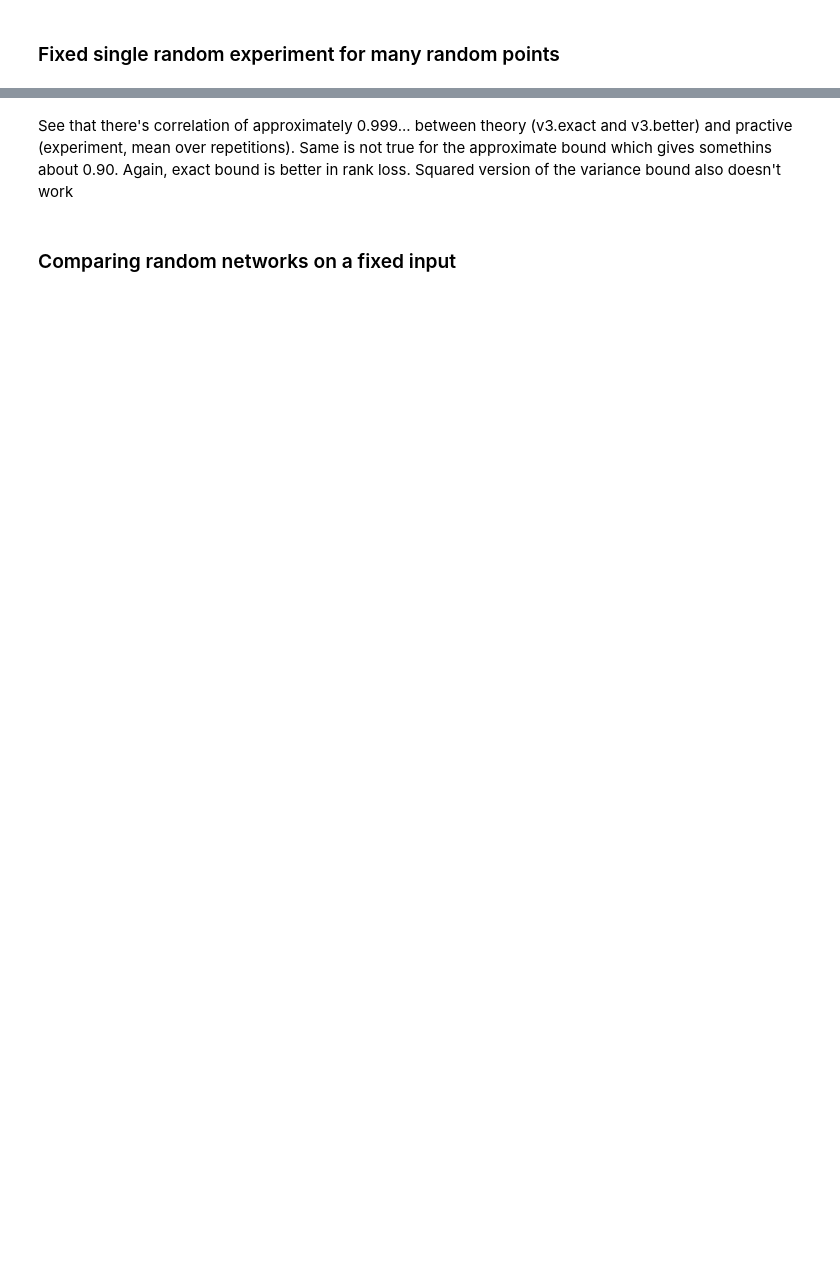
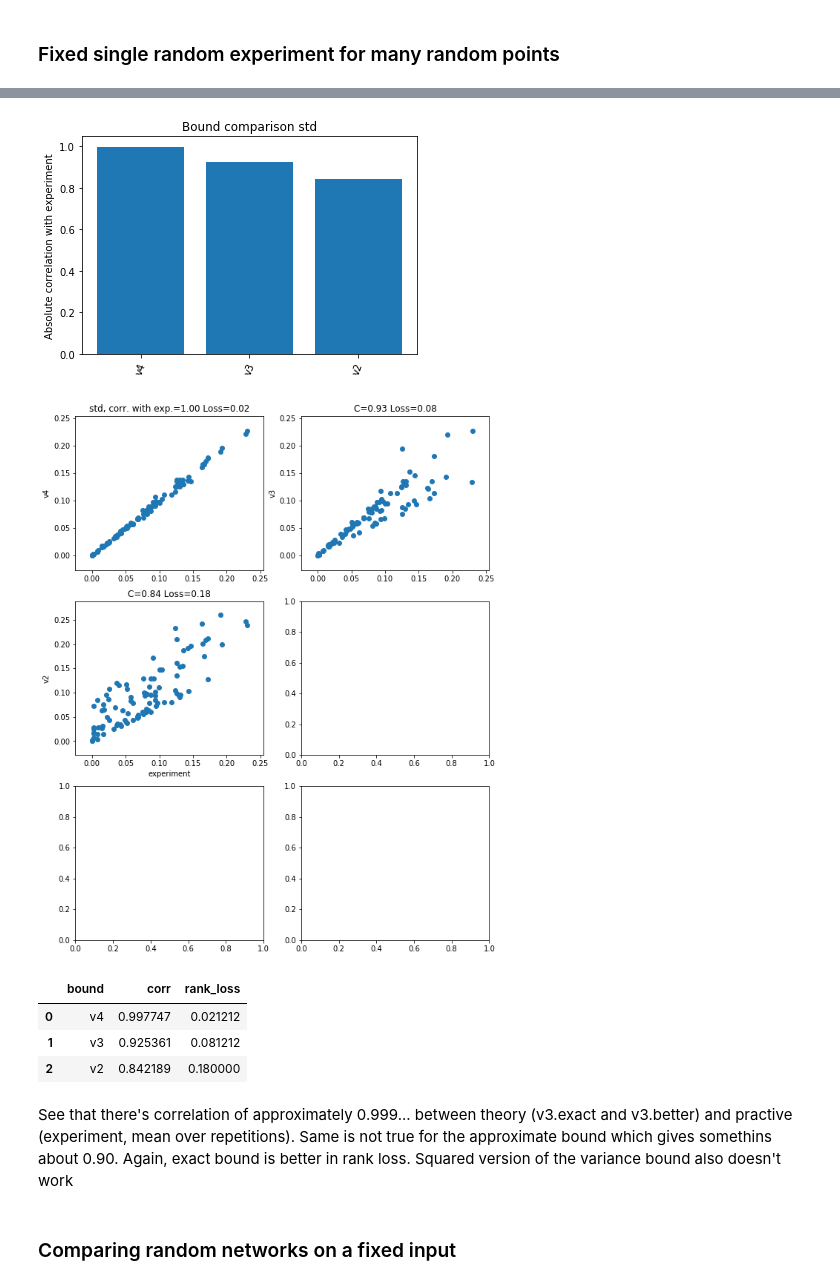
Before and after one commit to LPD-EPFL/nn-fault-tolerance, a Jupyter notebook: ErrorComparisonRandom.ipynb, the cells around one changed output, grey strips where cells are left out. Saved outputs shown, nothing was run; the diff lists cells and outputs as text; code cells hidden in the pictures; blank space fills up the shorter version.

```diff
--- a/ErrorComparisonRandom.ipynb
+++ b/ErrorComparisonRandom.ipynb
@@ -168,3 +91,12 @@ Std bound
+# %%
+exp.process_scalar_output(rstd, 'std')
+# %% [output]
+[figure, added]
+[figure, added]
+|  | bound | corr | rank_loss |
+| 0 | v4 | 0.997747 | 0.021212 |
+| 1 | v3 | 0.925361 | 0.081212 |
+| 2 | v2 | 0.842189 | 0.180000 |
 # %% [markdown]
 See that there's correlation of approximately 0.999... between theory (v3.exact and v3.better) and practive (experiment, mean over repetitions). Same is not true for the approximate bound which gives somethins about 0.90. Again, exact bound is better in rank loss. Squared version of the variance bound also doesn't work
 # %% [markdown]
```
Also changed, not shown: parts of 16 cells of this notebook.
